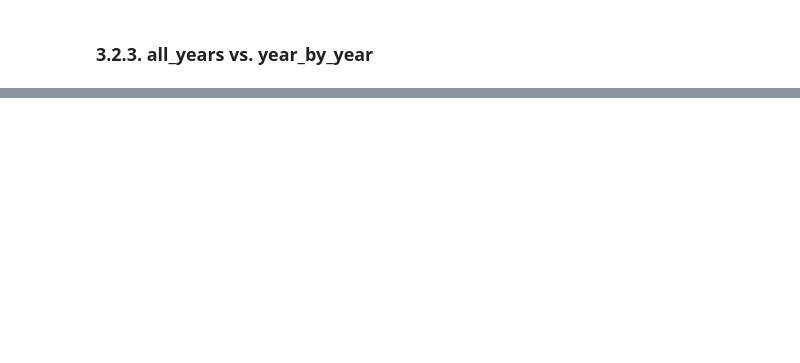
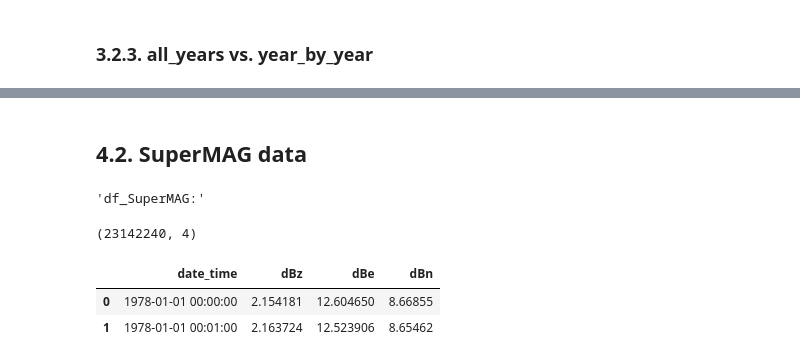
Before and after one commit to Alireza-Motazedian/GIC__Geomagnetic_Induced_Current, a Jupyter notebook: 2. Code/GIC Data Exploration.ipynb, the cells around one changed output, grey strips where cells are left out. Saved outputs shown, nothing was run; the diff lists cells and outputs as text; code cells hidden in the pictures; blank space fills up the shorter version.

```diff
--- a/2. Code/GIC Data Exploration.ipynb
+++ b/2. Code/GIC Data Exploration.ipynb
@@ -624,0 +654,20 @@ display("df_SuperMAG_Year_by_year_1995:", df_SuperMAG_Year_by_year_1995.shape, d
+# %% [markdown]
+## 4.2. SuperMAG data
+# %%
+filename1 = "SuperMAG_1978-2021.parq.gzip"
+
+df_SuperMAG = (
+    pd.read_parquet(os.path.join(path1, filename1))
+    .filter(items=["date_time", "dbz_nez", "dbe_nez", "dbn_nez"])
+    .rename(columns={
+        "dbe_nez":"dBe",
+        "dbn_nez":"dBn",
+        "dbz_nez":"dBz",
+    })
+) ; display("df_SuperMAG:", df_SuperMAG.shape, df_SuperMAG.head(2)) ; print()
+# %% [output]
+'df_SuperMAG:'
+(23142240, 4)
+|  | date_time | dBz | dBe | dBn |
+| 0 | 1978-01-01 00:00:00 | 2.154181 | 12.604650 | 8.66855 |
+| 1 | 1978-01-01 00:01:00 | 2.163724 | 12.523906 | 8.65462 |
```
Also changed, not shown: parts of 21 cells of this notebook, 4 other files.
